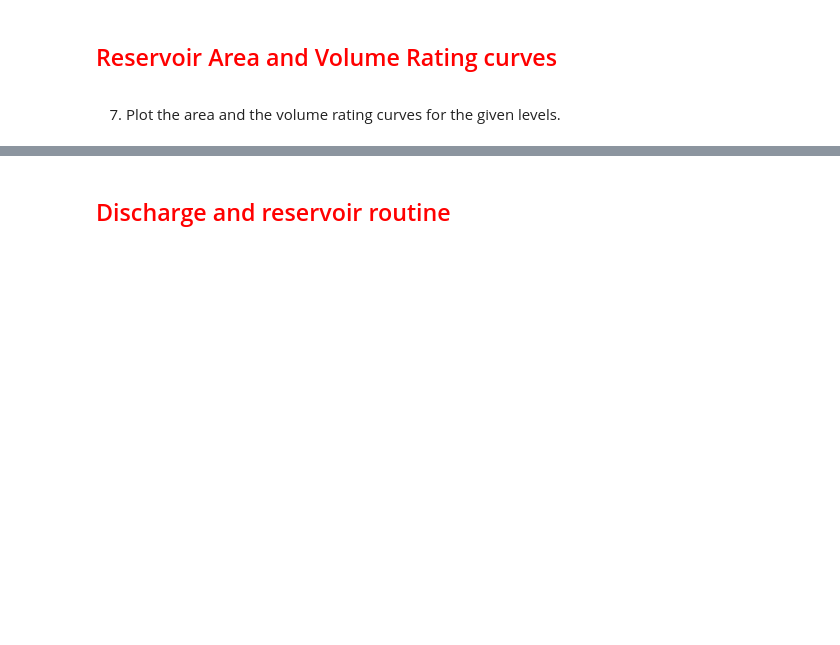
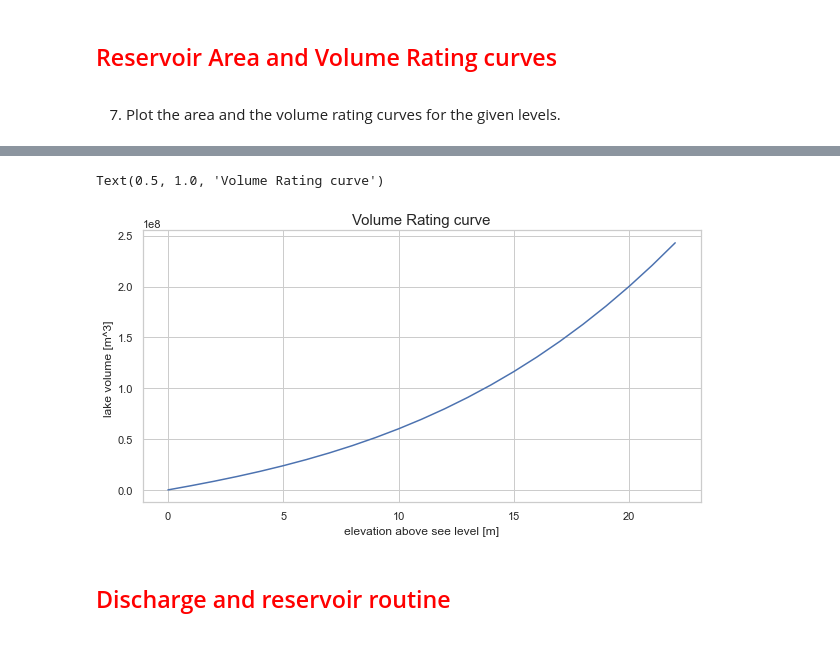
Before and after one commit to romainphan/WRE, a Jupyter notebook: Main.ipynb, the cells around one changed output, grey strips where cells are left out. Cells and saved outputs as stored; diff of their text form; code cells hidden in the pictures; blank space fills up the shorter version.

```diff
--- a/Main.ipynb
+++ b/Main.ipynb
@@ -110,10 +113,13 @@ plt.title("Area Rating curve")
 # %%
 V_rating=vol_rat_curve(A_rating)
-figure=plt.figure(figsize=(6,4))
+figure=plt.figure(figsize=(10,5))
 plt.plot(elevation,V_rating)
 plt.xlabel("elevation above see level [m]")
 plt.ylabel("lake volume [m^3] ")
-plt.title("Volume Rating curve")
+plt.title("Volume Rating curve",fontsize=15)
+# %% [output]
+Text(0.5, 1.0, 'Volume Rating curve')
+[figure, added]
 # %% [markdown]
 ##  <p style="color:red"> Discharge and reservoir routine </p>
 # %% [markdown]
```
Also changed, not shown: parts of 37 cells of this notebook, 1 other file.
